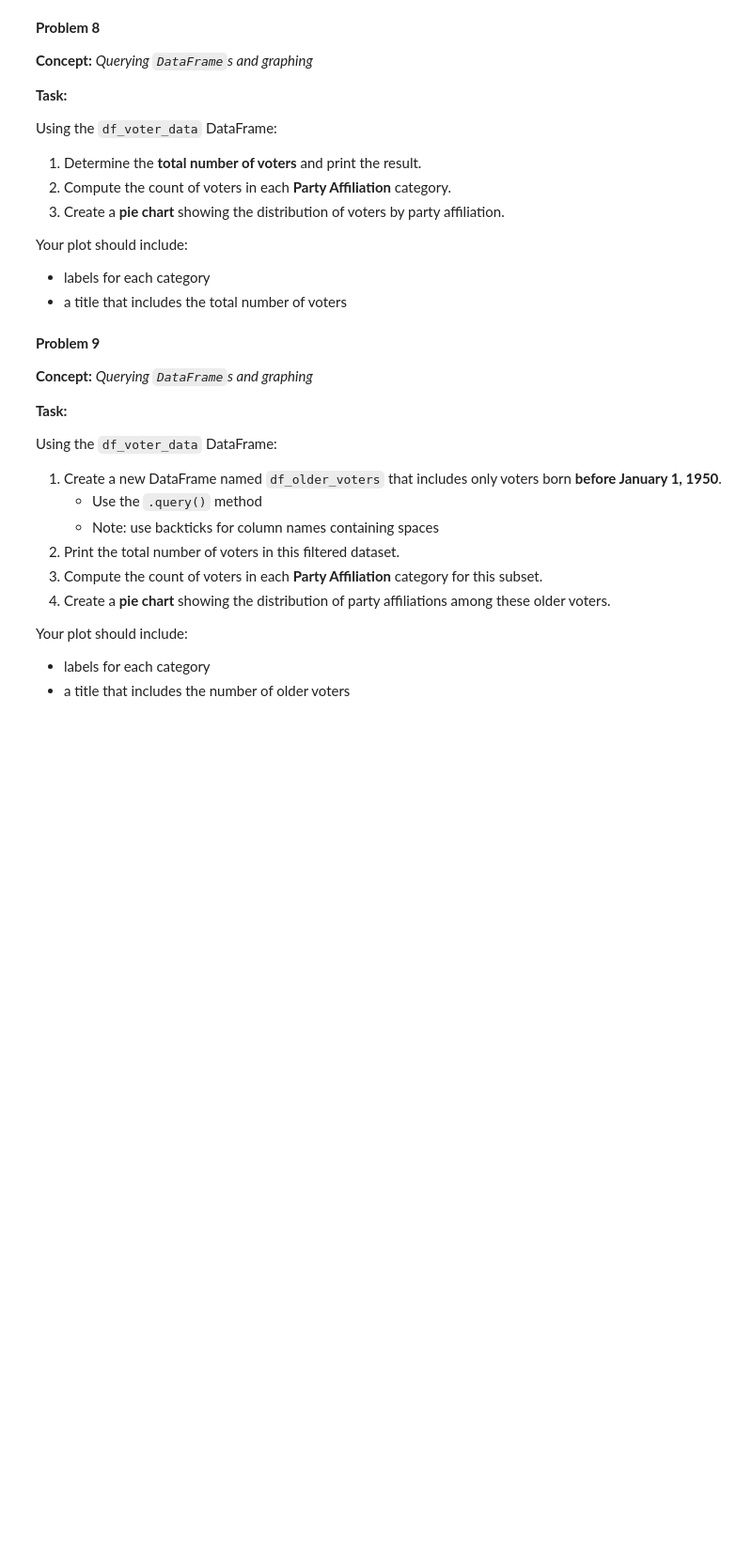
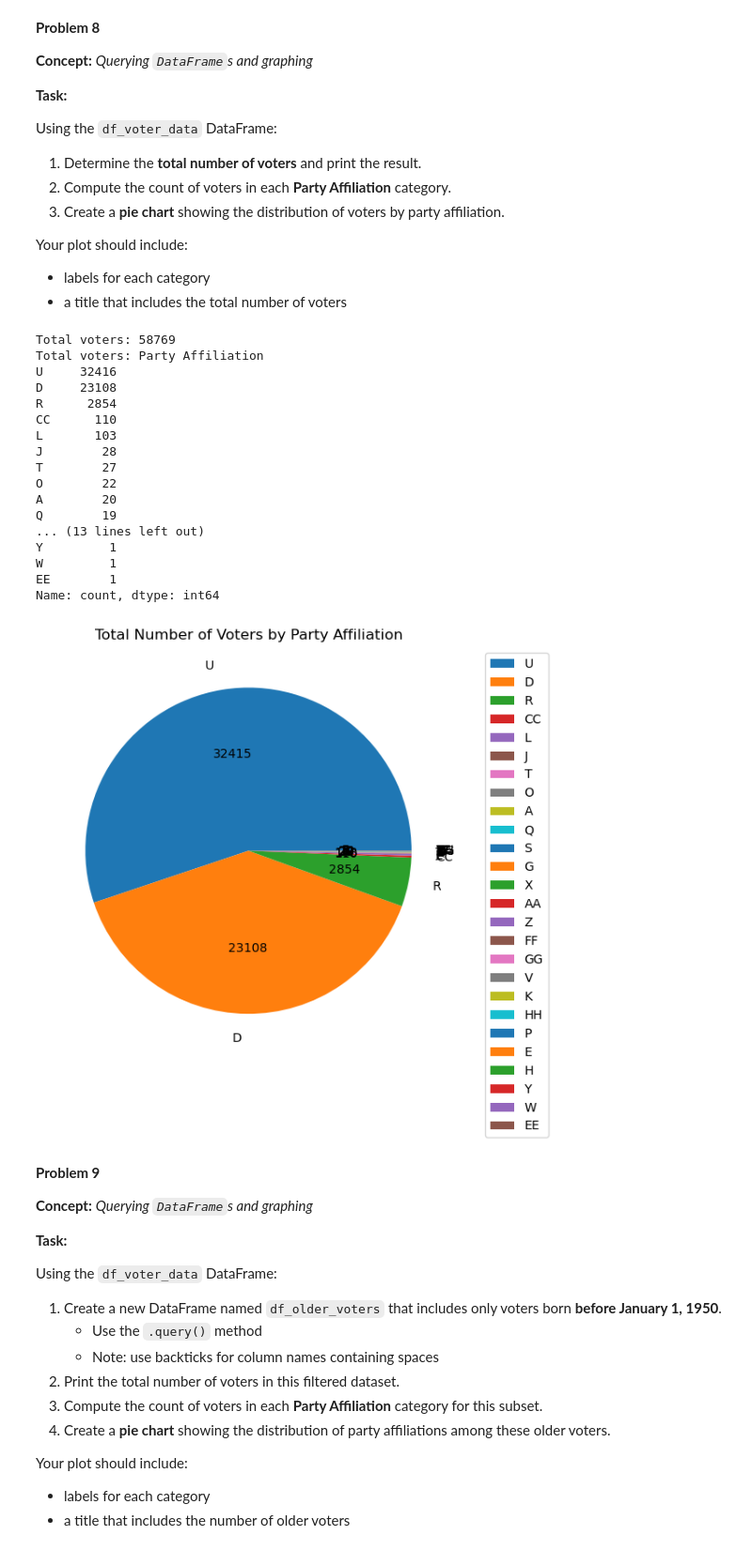
Before and after one commit to keshleem/dx602-homework-11, a Jupyter notebook: homework.ipynb, the cells around one changed output. Shown at 94% size. Saved outputs shown, nothing was run; the diff lists cells and outputs as text; code cells hidden in the pictures; blank space fills up the shorter version.

```diff
--- a/homework.ipynb
+++ b/homework.ipynb
@@ -381,3 +417,48 @@ Your plot should include:
+# %%
+# getting number of voteres
+total_voters = len(df_voter_data)
+print(f"Total voters: {total_voters}")
+
+# getting the number of voters in each party affiliation
+party_affiliation = df_voter_data["Party Affiliation"].value_counts()
+print(f"Total voters: {party_affiliation}")
+
+# resizing the pie chart
+plt.figure(figsize=(6,6))
+
+# pie chart
+# can't fix the overlapping
+plt.pie(
+  party_affiliation,
+  labels=party_affiliation.index,
+  autopct=lambda p: int(p * sum(party_affiliation) / 100),
+  labeldistance=1.15,
+  textprops={"fontsize": 10}
+  )
+plt.legend(loc="upper right",
+           bbox_to_anchor=(1.25, 1))
+# title
+plt.title("Total Number of Voters by Party Affiliation")
+plt.show()
+# %% [output]
+Total voters: 58769
+Total voters: Party Affiliation
+U     32416
+D     23108
+R      2854
+CC      110
+L       103
+J        28
+T        27
+O        22
+A        20
+Q        19
+... (13 lines left out)
+Y         1
+W         1
+EE        1
+Name: count, dtype: int64
+[figure, added]
 # %% [markdown]
 **Problem 9**
 
```
Also changed, not shown: parts of 9 cells of this notebook.
